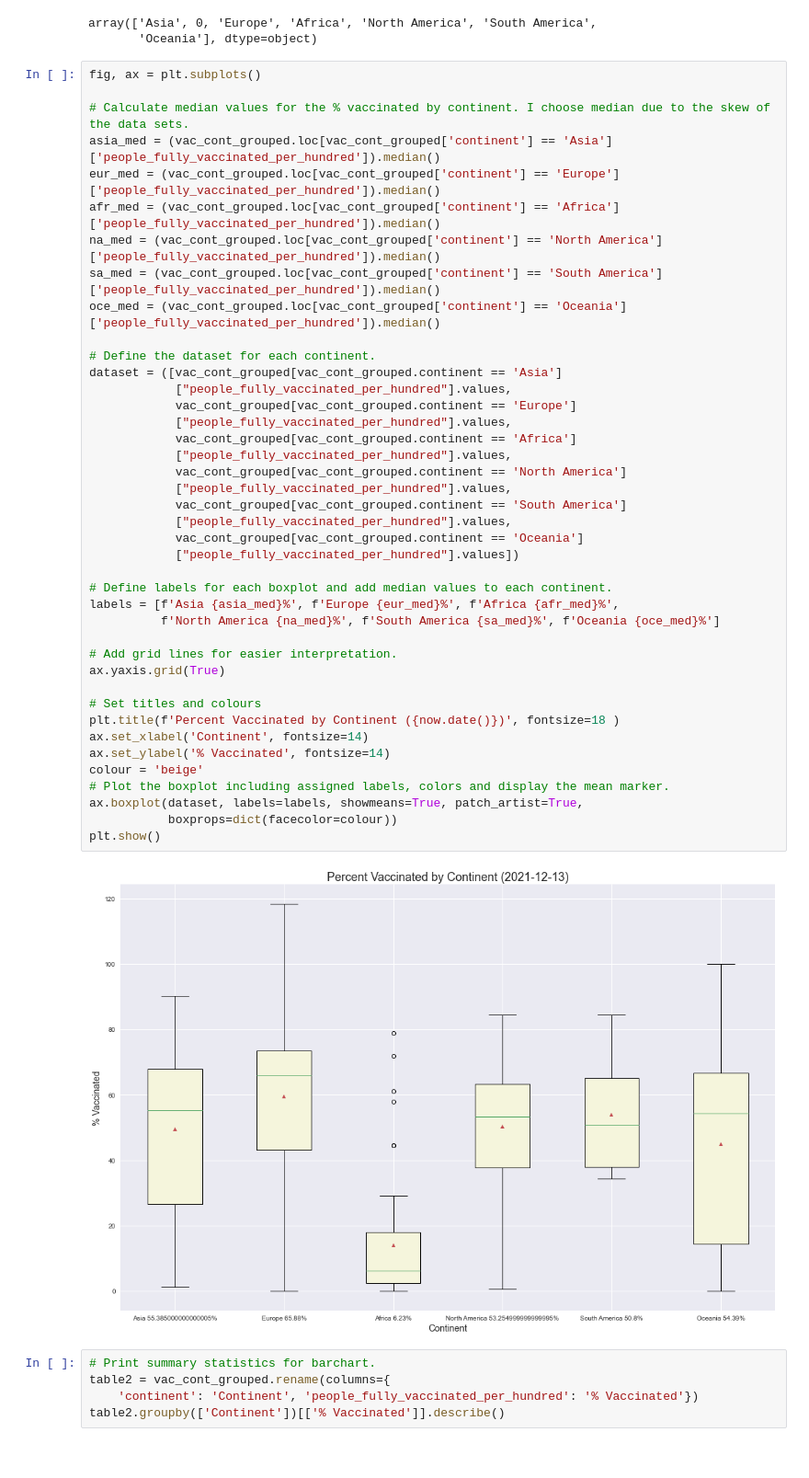
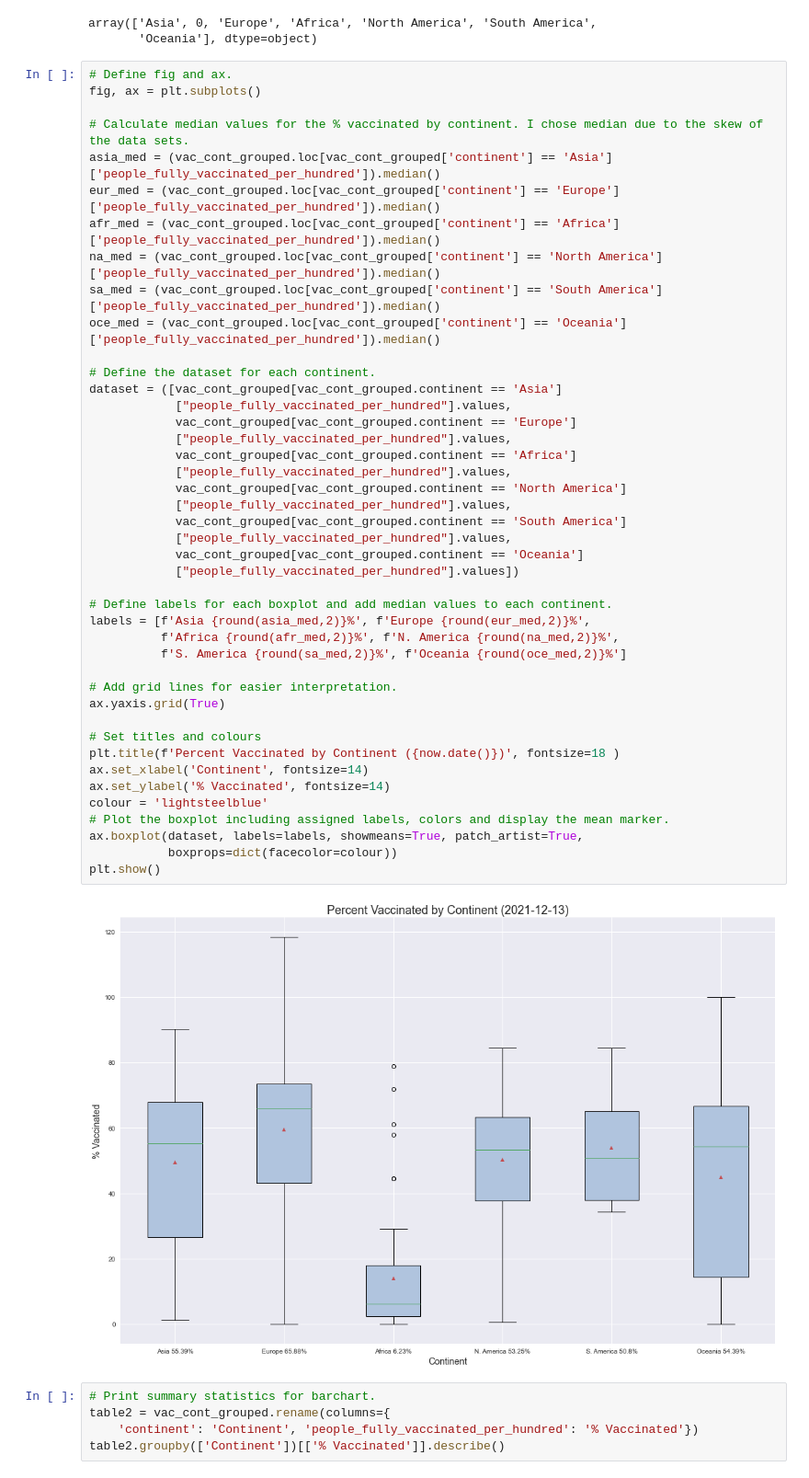
Before and after one commit to Sam-Tracey/Fundamentals-of-Data-Analysis, a Jupyter notebook: pyplot.ipynb, the cells around one changed output. Shown at 92% size. Cells and saved outputs as stored; diff of their text form.

```diff
--- a/pyplot.ipynb
+++ b/pyplot.ipynb
@@ -816,9 +824,10 @@ vac_cont_grouped['continent'].unique()
 array(['Asia', 0, 'Europe', 'Africa', 'North America', 'South America',
        'Oceania'], dtype=object)
 # %%
+# Define fig and ax.
 fig, ax = plt.subplots()
 
-# Calculate median values for the % vaccinated by continent. I choose median due to the skew of the data sets.
+# Calculate median values for the % vaccinated by continent. I chose median due to the skew of the data sets.
 asia_med = (vac_cont_grouped.loc[vac_cont_grouped['continent'] == 'Asia']['people_fully_vaccinated_per_hundred']).median()
 eur_med = (vac_cont_grouped.loc[vac_cont_grouped['continent'] == 'Europe']['people_fully_vaccinated_per_hundred']).median()
 afr_med = (vac_cont_grouped.loc[vac_cont_grouped['continent'] == 'Africa']['people_fully_vaccinated_per_hundred']).median()
@@ -827,37 +836,38 @@ sa_med = (vac_cont_grouped.loc[vac_cont_grouped['continent'] == 'South America']
 oce_med = (vac_cont_grouped.loc[vac_cont_grouped['continent'] == 'Oceania']['people_fully_vaccinated_per_hundred']).median()
 
 # Define the dataset for each continent.
 dataset = ([vac_cont_grouped[vac_cont_grouped.continent == 'Asia']
             ["people_fully_vaccinated_per_hundred"].values,
             vac_cont_grouped[vac_cont_grouped.continent == 'Europe']
             ["people_fully_vaccinated_per_hundred"].values,
             vac_cont_grouped[vac_cont_grouped.continent == 'Africa']
             ["people_fully_vaccinated_per_hundred"].values,
             vac_cont_grouped[vac_cont_grouped.continent == 'North America']
             ["people_fully_vaccinated_per_hundred"].values,
             vac_cont_grouped[vac_cont_grouped.continent == 'South America']
             ["people_fully_vaccinated_per_hundred"].values,
             vac_cont_grouped[vac_cont_grouped.continent == 'Oceania']
             ["people_fully_vaccinated_per_hundred"].values])
 
 # Define labels for each boxplot and add median values to each continent.
-labels = [f'Asia {asia_med}%', f'Europe {eur_med}%', f'Africa {afr_med}%',
-          f'North America {na_med}%', f'South America {sa_med}%', f'Oceania {oce_med}%']
+labels = [f'Asia {round(asia_med,2)}%', f'Europe {round(eur_med,2)}%',
+          f'Africa {round(afr_med,2)}%', f'N. America {round(na_med,2)}%',
+          f'S. America {round(sa_med,2)}%', f'Oceania {round(oce_med,2)}%']
 
 # Add grid lines for easier interpretation.
 ax.yaxis.grid(True)
 
 # Set titles and colours
 plt.title(f'Percent Vaccinated by Continent ({now.date()})', fontsize=18 )
 ax.set_xlabel('Continent', fontsize=14)
 ax.set_ylabel('% Vaccinated', fontsize=14)
-colour = 'beige'
+colour = 'lightsteelblue'
 # Plot the boxplot including assigned labels, colors and display the mean marker.
 ax.boxplot(dataset, labels=labels, showmeans=True, patch_artist=True,
            boxprops=dict(facecolor=colour))
 plt.show()
 # %% [output]
-[figure, old version]
+[figure, new version]
 # %%
 # Print summary statistics for barchart.
 table2 = vac_cont_grouped.rename(columns={
```
Also changed, not shown: parts of 21 cells of this notebook, 5 other files.
